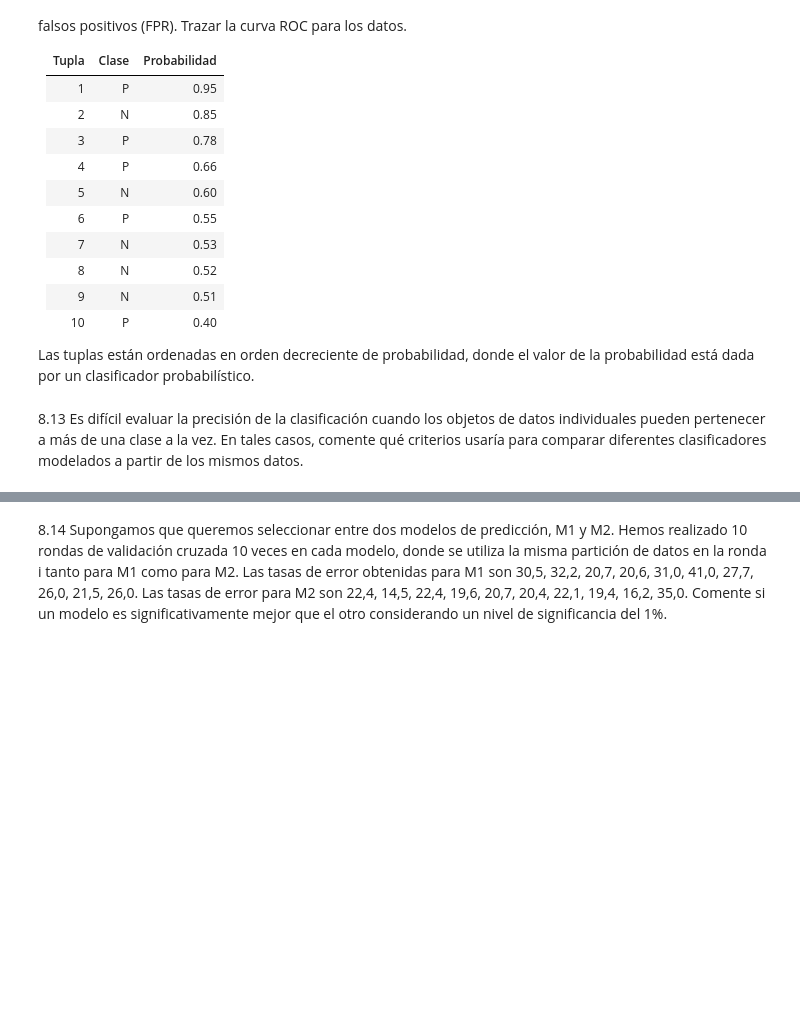
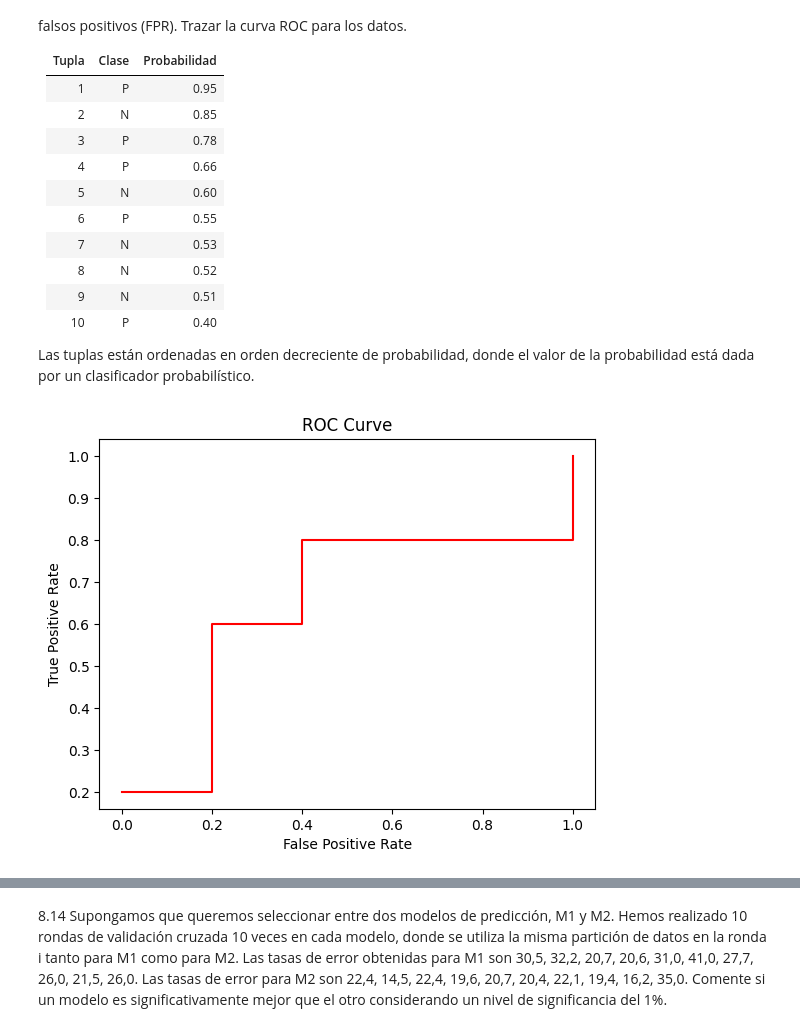
Before and after one commit to MaritzaB/data_minning, a Jupyter notebook: notebooks/MD03/MD03_AnaMaritzaBello_T01A_EjerciciosCap08.ipynb, the cells around one changed output, grey strips where cells are left out. Cells and saved outputs as stored; diff of their text form; code cells hidden in the pictures; blank space fills up the shorter version.

```diff
--- a/notebooks/MD03/MD03_AnaMaritzaBello_T01A_EjerciciosCap08.ipynb
+++ b/notebooks/MD03/MD03_AnaMaritzaBello_T01A_EjerciciosCap08.ipynb
@@ -166,5 +287,29 @@ Tupla | Clase | Probabilidad
 
 Las tuplas están ordenadas en orden decreciente de probabilidad, donde el valor
 de la probabilidad está dada por un clasificador probabilístico.
-# %% [markdown]
-8.13 Es difícil evaluar la precisión de la clasificación cuando los objetos de datos individuales pueden pertenecer a más de una clase a la vez. En tales casos, comente qué criterios usaría para comparar diferentes clasificadores modelados a partir de los mismos datos.
+# %%
+import pandas as pd
+tuple = [1, 2, 3, 4, 5, 6, 7, 8, 9, 10]
+tuple_class = ['P', 'N', 'P', 'P', 'N', 'P', 'N', 'N', 'N', 'P']
+probability = [0.95, 0.85, 0.78, 0.66, 0.60, 0.55, 0.53, 0.52, 0.51, 0.40]
+
+df = pd.DataFrame({'tuple': tuple, 'tuple_class': tuple_class, 'probability': probability})
+df['TP'] = [1, 1, 2, 3, 3, 4, 4, 4, 4, 5]
+df['FP'] = [0, 1, 1, 1, 2, 2, 3, 4, 5, 5]
+df['TN'] = [5, 4, 4, 4, 3, 3, 2, 1, 0, 0]
+df['FN'] = [4, 4, 3, 2, 2, 1, 1, 1, 1, 0]
+df['TPR'] = df['TP'] / (df['TP'] + df['FN'])
+df['FPR'] = df['FP'] / (df['TP'] + df['FN'])
+
+df
+
+# Plot ROC curve
+
+import matplotlib.pyplot as plt
+plt.plot(df['FPR'], df['TPR'], color='red')
+plt.xlabel('False Positive Rate')
+plt.ylabel('True Positive Rate')
+plt.title('ROC Curve')
+plt.show()
+# %% [output]
+[figure, added]
```
Also changed, not shown: parts of 14 cells of this notebook.
